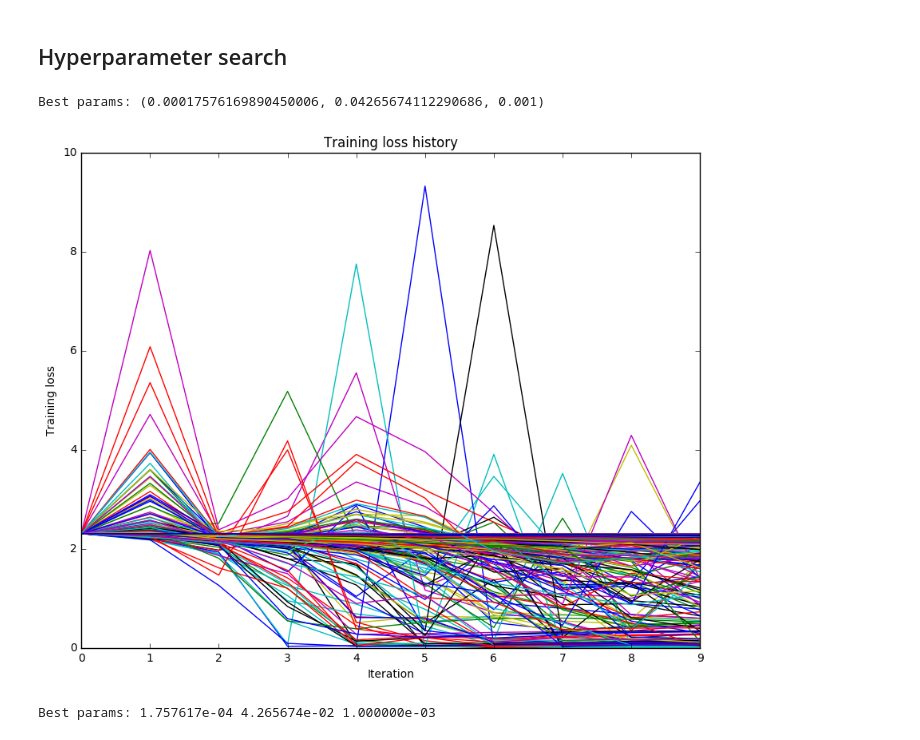
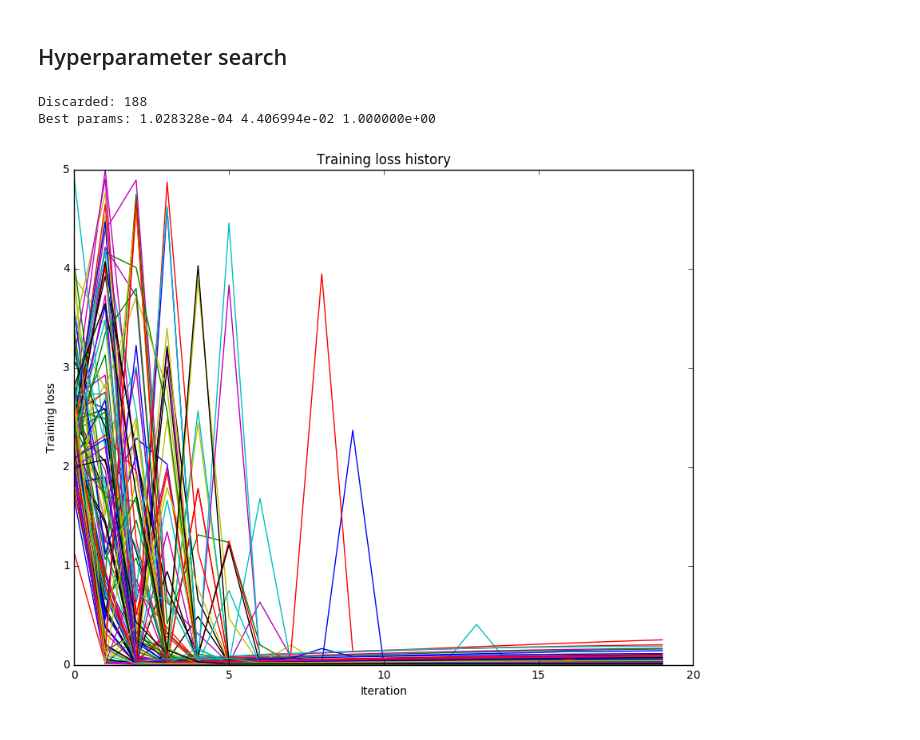
Before and after one commit to lemairecarl/cs231n_perso_2, a Jupyter notebook: FlexNet.ipynb, the cells around one changed output. Cells and saved outputs as stored; diff of their text form; code cells hidden in the pictures.

Commit message:
Modify weight init

```diff
--- a/FlexNet.ipynb
+++ b/FlexNet.ipynb
@@ -141,10 +142,11 @@ def uniform(minv, maxv):
 #batch_size = 3
 #batch_shape = (batch_size,) + data['X_train'].shape[1:]
 
-for _ in range(500):
-    weight_scale = 1e-3  # 10 ** uniform(-4, -2)
-    learning_rate = 10 ** uniform(-4, -1)
-    reg = 10 ** uniform(-4, 0)
+discarded = 0
+for _ in range(300):
+    weight_scale = 1.0  # 10 ** uniform(-4, -2)
+    learning_rate = 10 ** uniform(-1.5, -1)
+    reg = 10 ** uniform(-4, -3)
 
     model = Sequential(batch_shape=X.shape, weight_scale=weight_scale, reg=reg)
     model.add(Dense(num_neurons=10))
@@ -161,7 +163,7 @@ for _ in range(500):
     #model.build(loss=Softmax())
 
     solver = Solver(model, {'X_train': X, 'y_train': y, 'X_val': X, 'y_val': y},
-                num_epochs=10, batch_size=X.shape[0],
+                num_epochs=20, batch_size=X.shape[0],
                 update_rule='adam',
                 optim_config={
                   'learning_rate': learning_rate,
@@ -171,40 +173,39 @@ for _ in range(500):
     #                print_every=10, num_epochs=5, batch_size=batch_size,
     #                update_rule='adam',
     #                optim_config={
     #                  'learning_rate': learning_rate,
     #                },
     #                verbose=True)
     solver.train()
     #acc = solver.val_acc_history[-1]
     acc = solver.train_acc_history[-1]
     final_loss = solver.loss_history[-1]
     format_str = '{:e} {:e}  final l: {:.5f}  acc: {}'
     #print format_str.format(reg, learning_rate, final_loss, acc)
-    if np.max(solver.loss_history) > 10:
+    if np.max(solver.loss_history) > 5:
+        discarded += 1
         continue
     plt.plot(solver.loss_history, '-')
     params = (reg, learning_rate, weight_scale)
     results[params] = (acc, final_loss)
     if final_loss < best_loss:
         best_acc = acc
         best_loss = final_loss
         best_solver = solver
         best_model = model
         best_params = params
 
+print 'Discarded:', discarded
 print 'Best params: {:e} {:e} {:e}'.format(*best_params)
 
 plt.title('Training loss history')
 plt.xlabel('Iteration')
 plt.ylabel('Training loss')
 plt.show()
 # %% [output]
-Best params: (0.00017576169890450006, 0.04265674112290686, 0.001)
+Discarded: 188
+Best params: 1.028328e-04 4.406994e-02 1.000000e+00
-[figure, old version]
+[figure, new version]
-# %%
-print 'Best params: {:e} {:e} {:e}'.format(*best_params)
-# %% [output]
-Best params: 1.757617e-04 4.265674e-02 1.000000e-03
 # %%
 # Visualize the cross-validation results
 import math
```
Also changed, not shown: parts of 5 cells of this notebook, 1 other file.
